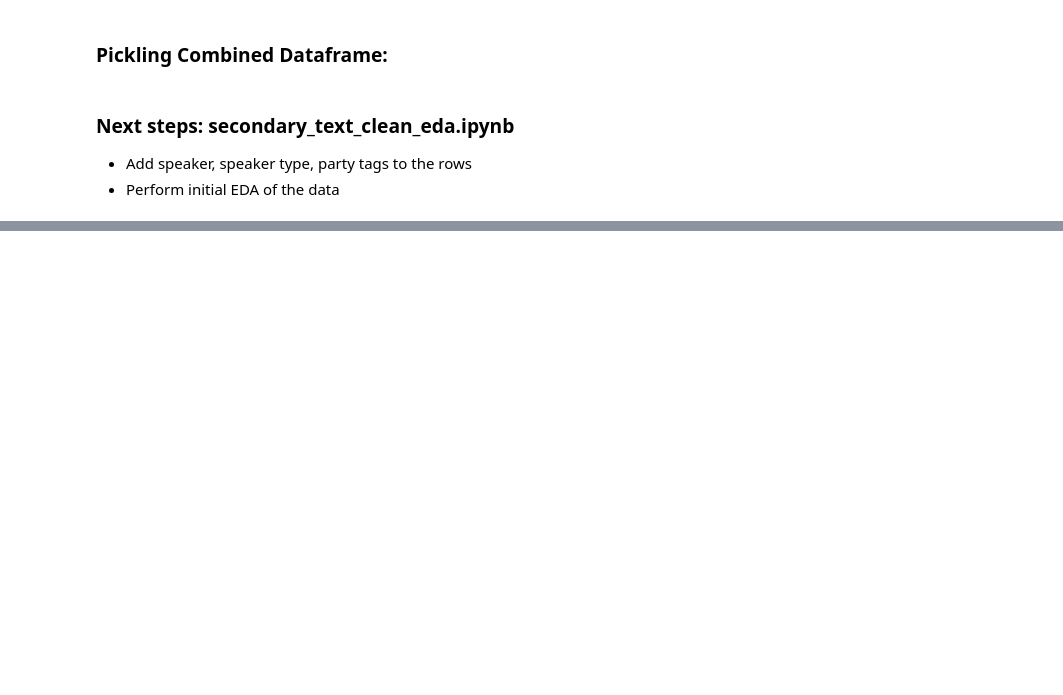
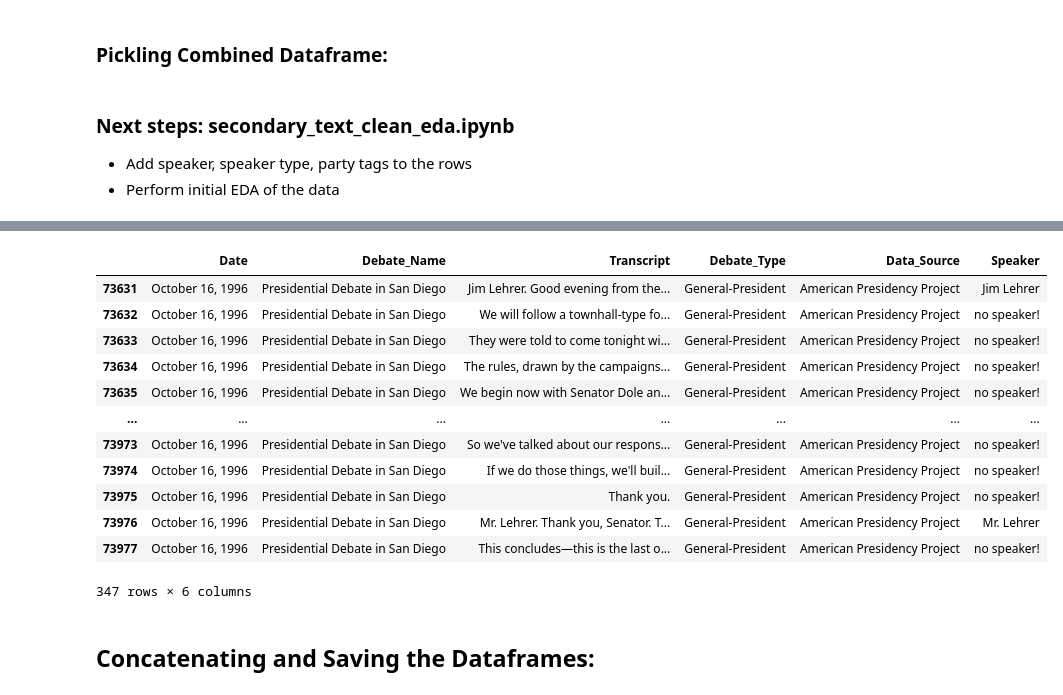
Before and after one commit to pbovard63/Presidential_Debate_Analysis, a Jupyter notebook: text_cleaning.ipynb, the cells around one changed output, grey strips where cells are left out. Drawn from its saved outputs; the diff is of its cells as text; code cells hidden in the pictures; blank space fills up the shorter version.

Commit message:
Updating with code to scrape speaker.

```diff
--- a/text_cleaning.ipynb
+++ b/text_cleaning.ipynb
@@ -608,0 +617,3 @@ with open('combined_transcript_df.pickle', 'wb') as to_write:
+# %%
+with open('new_app_speakers.pickle','rb') as read_file:
+    app_speakers = pickle.load(read_file)
@@ -608,0 +692,5 @@ with open('combined_transcript_df.pickle', 'wb') as to_write:
+# %%
+speaker_df = pd.Series(app_speakers)
+# %%
+explode_df = speaker_df.explode()
+explode_df.reset_index(drop=True, inplace=True)
@@ -608,0 +701,2 @@ with open('combined_transcript_df.pickle', 'wb') as to_write:
+# %%
+transcript_df['Speaker'] = explode_df
@@ -608,0 +714,18 @@ with open('combined_transcript_df.pickle', 'wb') as to_write:
+# %%
+transcript_df[transcript_df.Date == 'October 16, 1996']
+# %% [output]
+|  | Date | Debate_Name | Transcript | Debate_Type | Data_Source | Speaker |
+| 73631 | October 16, 1996 | Presidential Debate in San Diego | Jim Lehrer. Good evening from the... | General-President | American Presidency Project | Jim Lehrer |
+| 73632 | October 16, 1996 | Presidential Debate in San Diego | We will follow a townhall-type fo... | General-President | American Presidency Project | no speaker! |
+| 73633 | October 16, 1996 | Presidential Debate in San Diego | They were told to come tonight wi... | General-President | American Presidency Project | no speaker! |
+| 73634 | October 16, 1996 | Presidential Debate in San Diego | The rules, drawn by the campaigns... | General-President | American Presidency Project | no speaker! |
+| 73635 | October 16, 1996 | Presidential Debate in San Diego | We begin now with Senator Dole an... | General-President | American Presidency Project | no speaker! |
+| ... | ... | ... | ... | ... | ... | ... |
+| 73973 | October 16, 1996 | Presidential Debate in San Diego | So we've talked about our respons... | General-President | American Presidency Project | no speaker! |
+| 73974 | October 16, 1996 | Presidential Debate in San Diego | If we do those things, we'll buil... | General-President | American Presidency Project | no speaker! |
+| 73975 | October 16, 1996 | Presidential Debate in San Diego | Thank you. | General-President | American Presidency Project | no speaker! |
+| 73976 | October 16, 1996 | Presidential Debate in San Diego | Mr. Lehrer. Thank you, Senator. T... | General-President | American Presidency Project | Mr. Lehrer |
+| 73977 | October 16, 1996 | Presidential Debate in San Diego | This concludes—this is the last o... | General-President | American Presidency Project | no speaker! |
+347 rows × 6 columns
+# %% [markdown]
+## Concatenating and Saving the Dataframes:
```
Also changed, not shown: parts of 41 cells of this notebook, 8 other files.
